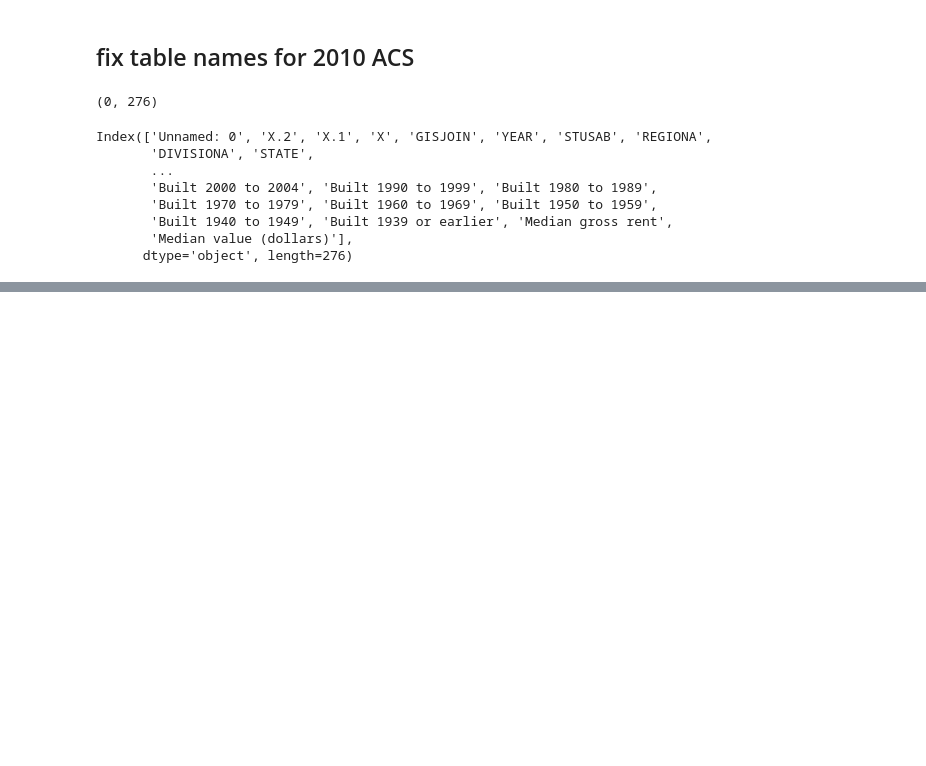
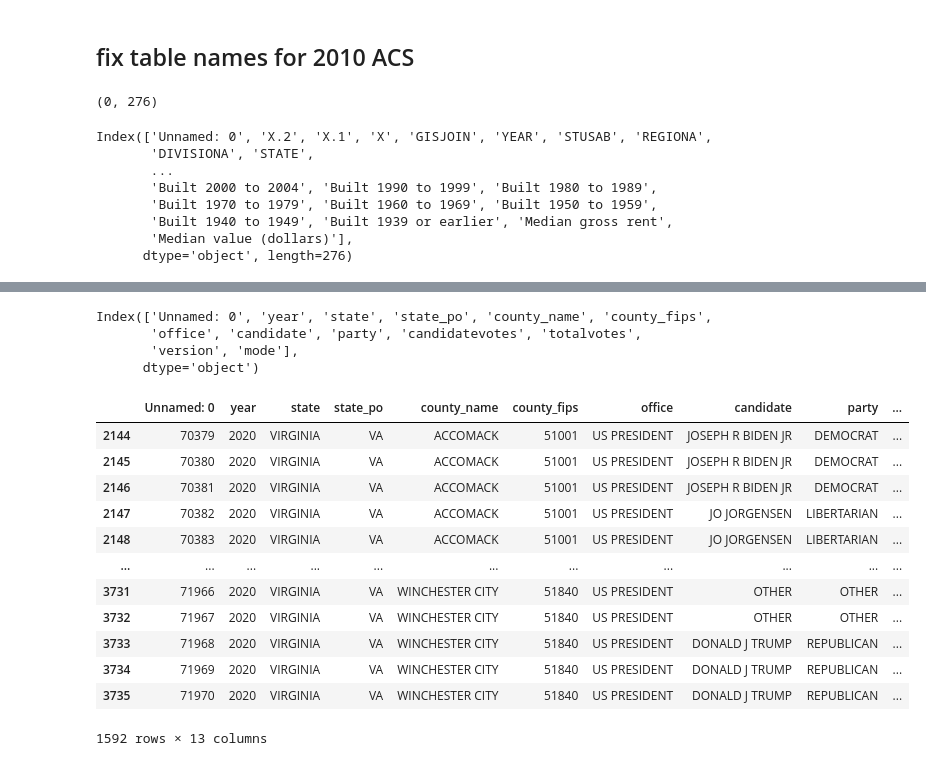
Before and after one commit to Catherine-Nguyen88/project_voting, a Jupyter notebook: Voting_Isabella's_Part.ipynb, the cells around one changed output, grey strips where cells are left out. Cells and saved outputs as stored; diff of their text form; code cells hidden in the pictures; blank space fills up the shorter version.

```diff
--- a/Voting_Isabella's_Part.ipynb
+++ b/Voting_Isabella's_Part.ipynb
@@ -395,0 +414,25 @@ Index(['Unnamed: 0', 'X.2', 'X.1', 'X', 'GISJOIN', 'YEAR', 'STUSAB', 'REGIONA',
+# %%
+df.columns
+# %% [output]
+Index(['Unnamed: 0', 'year', 'state', 'state_po', 'county_name', 'county_fips',
+       'office', 'candidate', 'party', 'candidatevotes', 'totalvotes',
+       'version', 'mode'],
+      dtype='object')
+# %%
+df2020 = df[df['year']==2020]
+# %%
+df2020
+# %% [output]
+|  | Unnamed: 0 | year | state | state_po | county_name | county_fips | office | candidate | party | ... |
+| 2144 | 70379 | 2020 | VIRGINIA | VA | ACCOMACK | 51001 | US PRESIDENT | JOSEPH R BIDEN JR | DEMOCRAT | ... |
+| 2145 | 70380 | 2020 | VIRGINIA | VA | ACCOMACK | 51001 | US PRESIDENT | JOSEPH R BIDEN JR | DEMOCRAT | ... |
+| 2146 | 70381 | 2020 | VIRGINIA | VA | ACCOMACK | 51001 | US PRESIDENT | JOSEPH R BIDEN JR | DEMOCRAT | ... |
+| 2147 | 70382 | 2020 | VIRGINIA | VA | ACCOMACK | 51001 | US PRESIDENT | JO JORGENSEN | LIBERTARIAN | ... |
+| 2148 | 70383 | 2020 | VIRGINIA | VA | ACCOMACK | 51001 | US PRESIDENT | JO JORGENSEN | LIBERTARIAN | ... |
+| ... | ... | ... | ... | ... | ... | ... | ... | ... | ... | ... |
+| 3731 | 71966 | 2020 | VIRGINIA | VA | WINCHESTER CITY | 51840 | US PRESIDENT | OTHER | OTHER | ... |
+| 3732 | 71967 | 2020 | VIRGINIA | VA | WINCHESTER CITY | 51840 | US PRESIDENT | OTHER | OTHER | ... |
+| 3733 | 71968 | 2020 | VIRGINIA | VA | WINCHESTER CITY | 51840 | US PRESIDENT | DONALD J TRUMP | REPUBLICAN | ... |
+| 3734 | 71969 | 2020 | VIRGINIA | VA | WINCHESTER CITY | 51840 | US PRESIDENT | DONALD J TRUMP | REPUBLICAN | ... |
+| 3735 | 71970 | 2020 | VIRGINIA | VA | WINCHESTER CITY | 51840 | US PRESIDENT | DONALD J TRUMP | REPUBLICAN | ... |
+1592 rows × 13 columns
```
Also changed, not shown: parts of 4 cells of this notebook.
